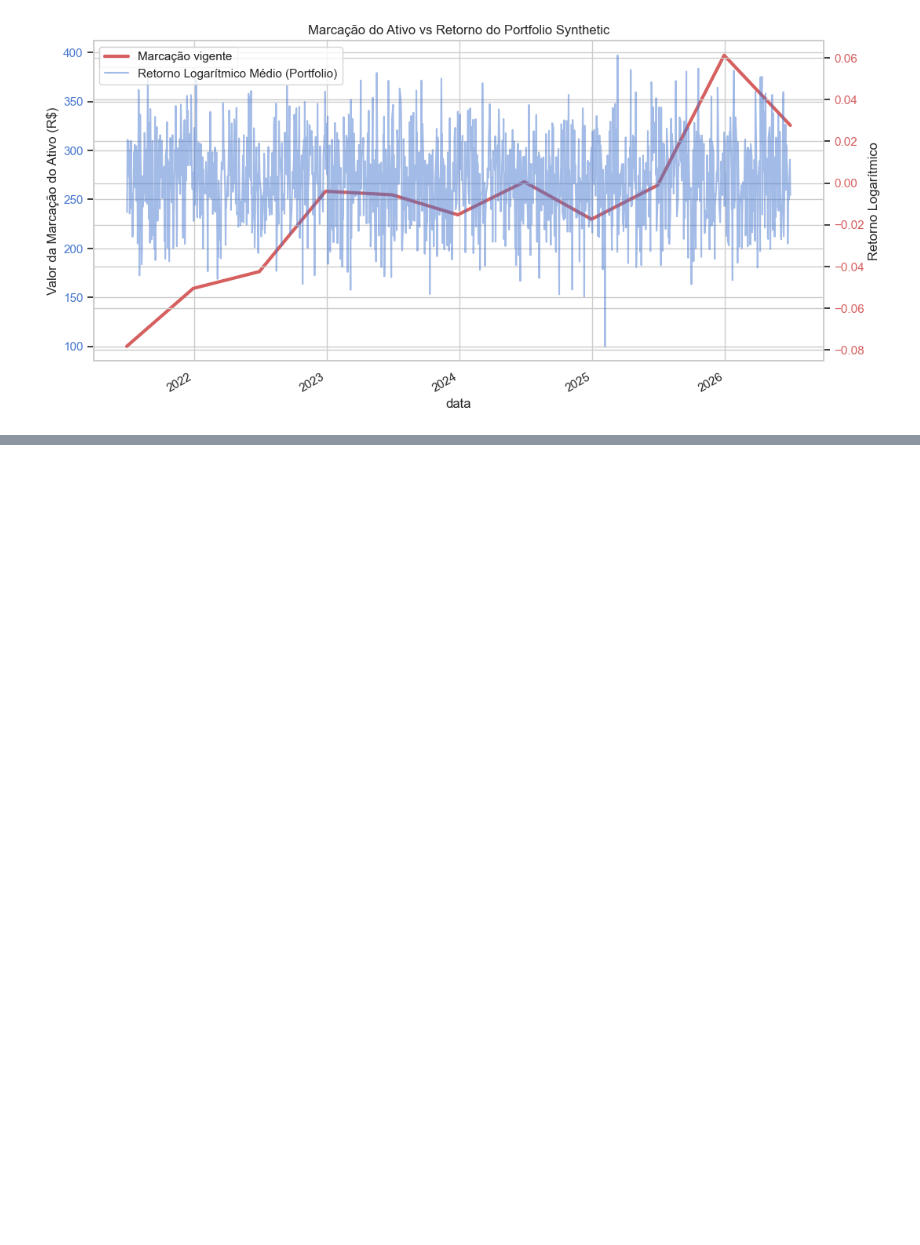
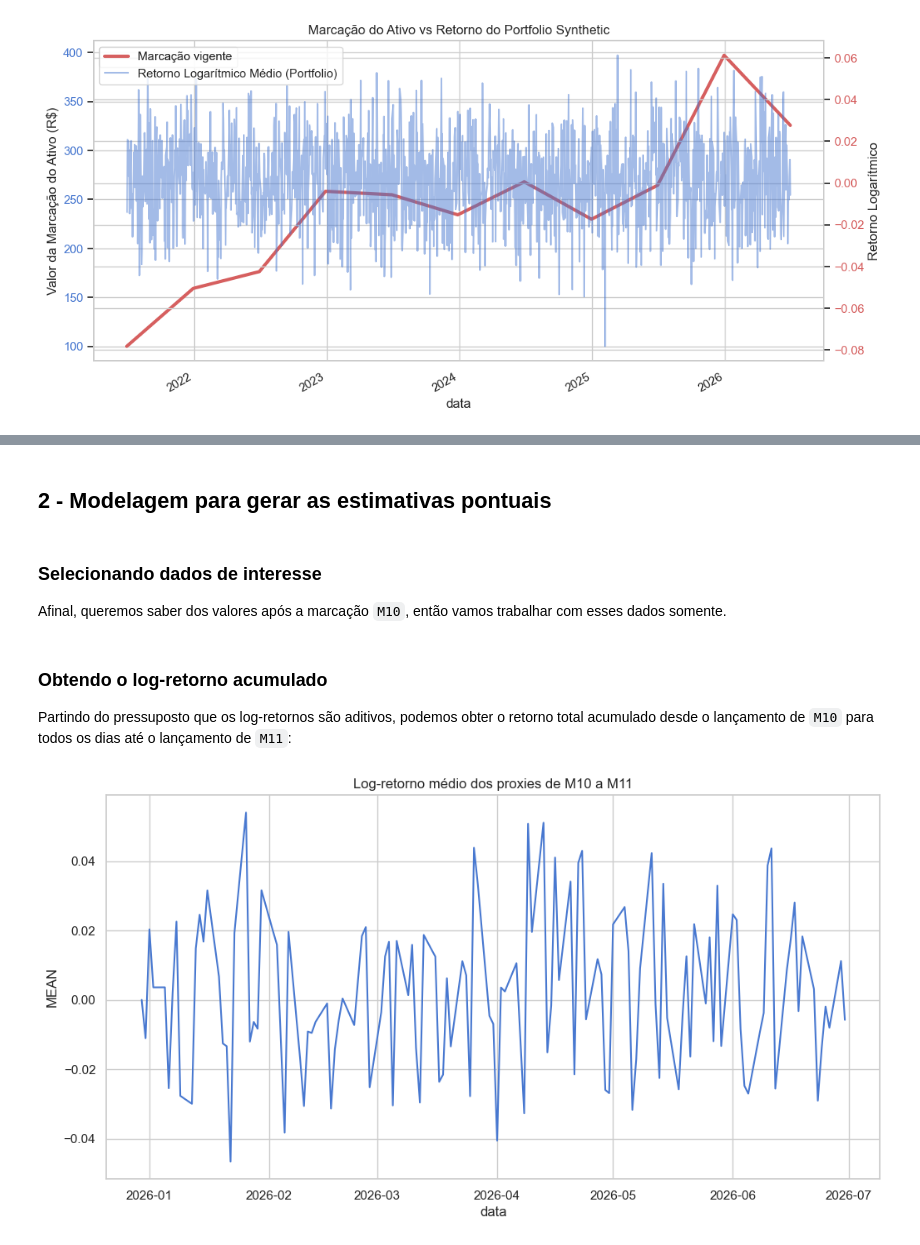
Before and after one commit to isaiasgoncalves/studyCaseII, a Jupyter notebook: fase_1.ipynb, the cells around one changed output, grey strips where cells are left out. Cells and saved outputs as stored; diff of their text form; code cells hidden in the pictures; blank space fills up the shorter version.

Commit message:
Modelagem da fase 1 concluída

```diff
--- a/fase_1.ipynb
+++ b/fase_1.ipynb
@@ -12,11 +12,11 @@ sns.set_theme(style="whitegrid", palette="muted")
 # %%
-marks = pd.read_csv("./data/marcacoes.csv")
+markers = pd.read_csv("./data/marcacoes.csv")
 proxies = pd.read_csv("./data/proxies.csv")
 
-marks['data'] = pd.to_datetime(marks['data'])
+markers['data'] = pd.to_datetime(markers['data'])
 proxies['data'] = pd.to_datetime(proxies['data'])
 
-marks = marks.set_index("data").sort_index()
+markers = markers.set_index("data").sort_index()
 proxies = proxies.set_index("data").sort_index()
 
 proxies.head()
@@ -133,0 +116,20 @@ post_m10_diff_proxies.head()
+# %% [markdown]
+## 2 - Modelagem para gerar as estimativas pontuais
+# %% [markdown]
+### Selecionando dados de interesse
+
+Afinal, queremos saber dos valores após a marcação `M10`, então vamos trabalhar com esses dados somente.
+# %%
+max_date = markers.index.max()
+date_m10 = markers[markers['marcacao'] == 'M10'].index[0]
+value_m10 = markers.loc[date_m10, 'valor']
+max_date = markers.index.max()
+
+post_m10_log_returns = log_returns.loc[date_m10:]
+
+# Garantir que a variação acumulada no dia do lançamento de M10 seja nula
+post_m10_log_returns.loc[date_m10, 'MEAN'] = 0
+# %% [markdown]
+### Obtendo o log-retorno acumulado
+
+Partindo do pressuposto que os log-retornos são aditivos, podemos obter o retorno total acumulado desde o lançamento de `M10` para todos os dias até o lançamento de `M11`:
@@ -133,0 +139,7 @@ post_m10_diff_proxies.head()
+# %%
+plt.figure(figsize=(12,6))
+sns.lineplot(post_m10_log_returns['MEAN'])
+plt.title('Log-retorno médio dos proxies de M10 a M11')
+plt.show()
+# %% [output]
+[figure, added]
```
Also changed, not shown: parts of 13 cells of this notebook.
